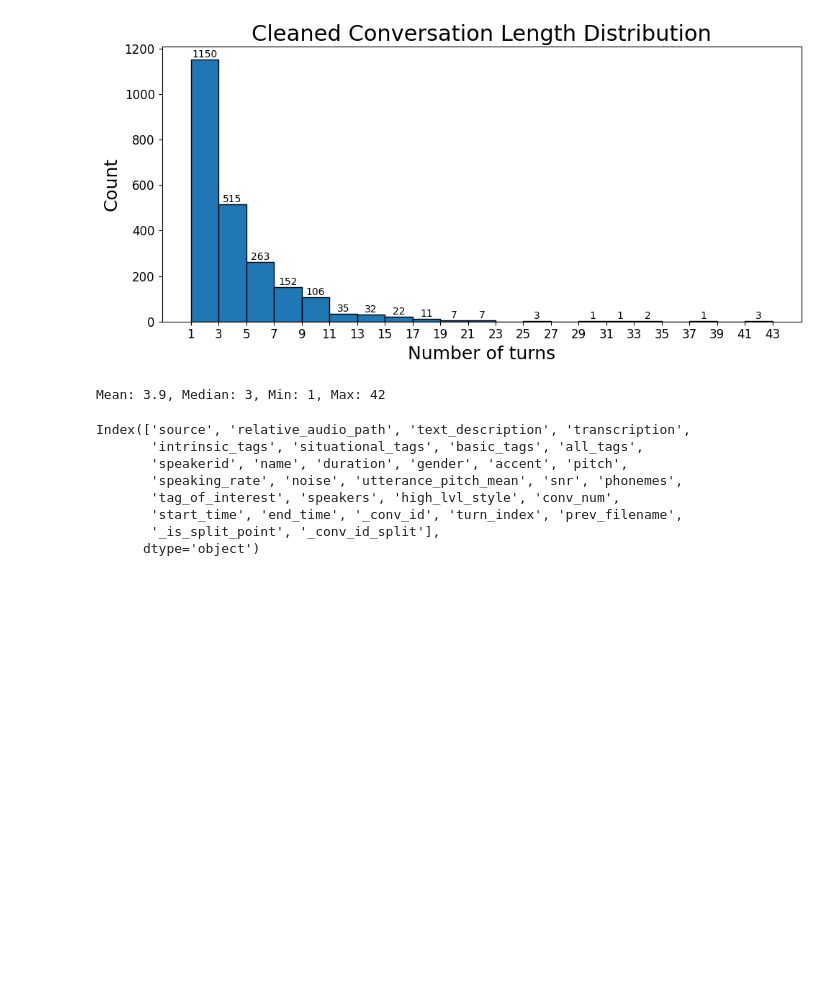
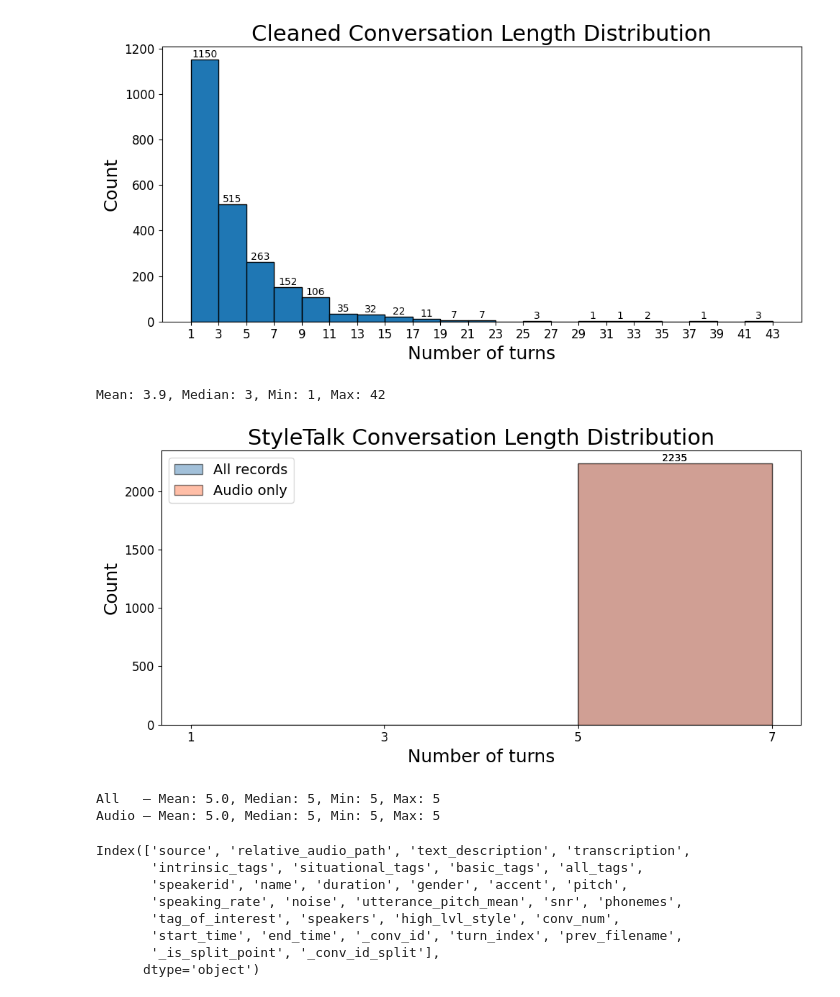
Before and after one commit to JackMclaughlin424/ms-capstone-TTS-natlang-styleprompts, a Jupyter notebook: src/eda/conversational_analysis.ipynb, the cells around one changed output. Saved outputs shown, nothing was run; the diff lists cells and outputs as text; code cells hidden in the pictures; blank space fills up the shorter version.

Commit message:
add styletalk converstaion and tag distribution

```diff
--- a/src/eda/conversational_analysis.ipynb
+++ b/src/eda/conversational_analysis.ipynb
@@ -142,7 +142,7 @@ Split conversations: 2311
 import matplotlib.pyplot as plt
 
 before = df.groupby('_conv_id')['turn_index'].max() + 1
-max_turns = int(before.max())
+max_turns = int(after.max())
 
 fig, ax = plt.subplots(figsize=(10, 5))
 
@@ -171,14 +171,14 @@ Mean: 36.9, Median: 35, Min: 3, Max: 127
 # after split
 import matplotlib.pyplot as plt
 
-before = df_split.groupby('_conv_id_split')['turn_index'].max() + 1
-max_turns = int(before.max())
+after = df_split.groupby('_conv_id_split')['turn_index'].max() + 1
+max_turns = int(after.max())
 
 fig, ax = plt.subplots(figsize=(10, 5))
 
 bins = list(range(1, max_turns + 3, 2))
 
-ax.hist(before, bins=bins, edgecolor='black')
+ax.hist(after, bins=bins, edgecolor='black')
 ax.set_title('Cleaned Conversation Length Distribution', fontsize=22)
 ax.set_xlabel('Number of turns', fontsize=18)
 ax.set_ylabel('Count', fontsize=18)
@@ -195,10 +195,55 @@ for bar in ax.patches:
 plt.tight_layout()
 plt.show()
 
-print(f"Mean: {before.mean():.1f}, Median: {before.median():.0f}, Min: {before.min()}, Max: {before.max()}")
+print(f"Mean: {after.mean():.1f}, Median: {after.median():.0f}, Min: {after.min()}, Max: {after.max()}")
 # %% [output]
 [figure]
 Mean: 3.9, Median: 3, Min: 1, Max: 42
+# %%
+import matplotlib.pyplot as plt
+import numpy as np
+
+df = pd.read_parquet("../data/processed/merged_PSC_StyleTalk_CLEANED.parquet")
+
+st_df = df[df["source"] == "styletalk"]
+st_df_audio_only = st_df[st_df["record_type"] == "audio"]
+
+# Get turn counts per conversation
+all_turns = st_df.groupby('conv_id')['turn_index'].max() + 1
+audio_turns = st_df_audio_only.groupby('conv_id')['turn_index'].max() + 1
+
+max_turns = int(all_turns.max())
+
+fig, ax = plt.subplots(figsize=(10, 5))
+
+bins = list(range(1, max_turns + 3, 2))
+
+ax.hist(all_turns, bins=bins, edgecolor='black', alpha=0.5, color='steelblue', label='All records')
+ax.hist(audio_turns, bins=bins, edgecolor='black', alpha=0.5, color='coral', label='Audio only')
+
+ax.set_title('StyleTalk Conversation Length Distribution', fontsize=22)
+ax.set_xlabel('Number of turns', fontsize=18)
+ax.set_ylabel('Count', fontsize=18)
+
+ax.set_xticks(bins)
+ax.tick_params(axis='both', labelsize=12)
+ax.legend(fontsize=14)
+
+for bar in ax.patches:
+    count = int(bar.get_height())
+    if count > 0:
+        ax.text(bar.get_x() + bar.get_width() / 2, bar.get_height(),
+                str(count), ha='center', va='bottom', fontsize=10)
+
+plt.tight_layout()
+plt.show()
+
+print(f"All   — Mean: {all_turns.mean():.1f}, Median: {all_turns.median():.0f}, Min: {all_turns.min()}, Max: {all_turns.max()}")
+print(f"Audio — Mean: {audio_turns.mean():.1f}, Median: {audio_turns.median():.0f}, Min: {audio_turns.min()}, Max: {audio_turns.max()}")
+# %% [output]
+[figure, added]
+All   — Mean: 5.0, Median: 5, Min: 5, Max: 5
+Audio — Mean: 5.0, Median: 5, Min: 5, Max: 5
 # %%
 # output of build_dataset.py
 import pandas as pd
```
Also changed, not shown: parts of 2 cells of this notebook.
